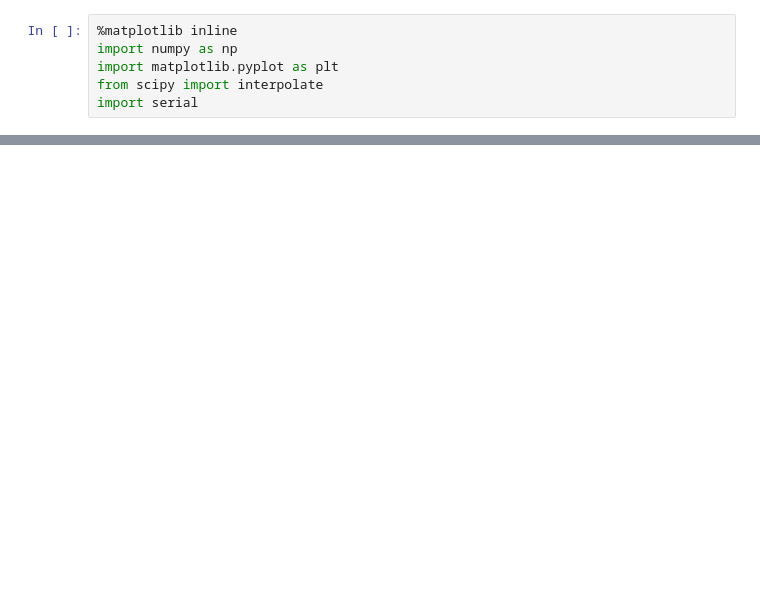
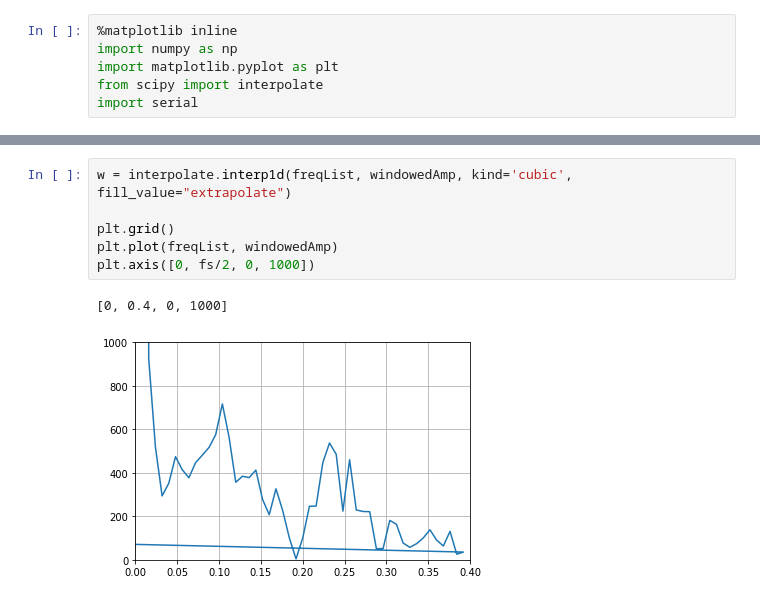
Before and after one commit to airtan/ANSmodulator, a Jupyter notebook: tttt.ipynb, the cells around one changed output, grey strips where cells are left out. Cells and saved outputs as stored; diff of their text form; blank space fills up the shorter version.

```diff
--- a/tttt.ipynb
+++ b/tttt.ipynb
@@ -79,0 +128,9 @@ Text(0, 0.5, 'amplitude spectrum')
+# %%
+w = interpolate.interp1d(freqList, windowedAmp, kind='cubic', fill_value="extrapolate")
+
+plt.grid()
+plt.plot(freqList, windowedAmp)
+plt.axis([0, fs/2, 0, 1000])
+# %% [output]
+[0, 0.4, 0, 1000]
+[figure, added]
```
Also changed, not shown: parts of 6 cells of this notebook.
